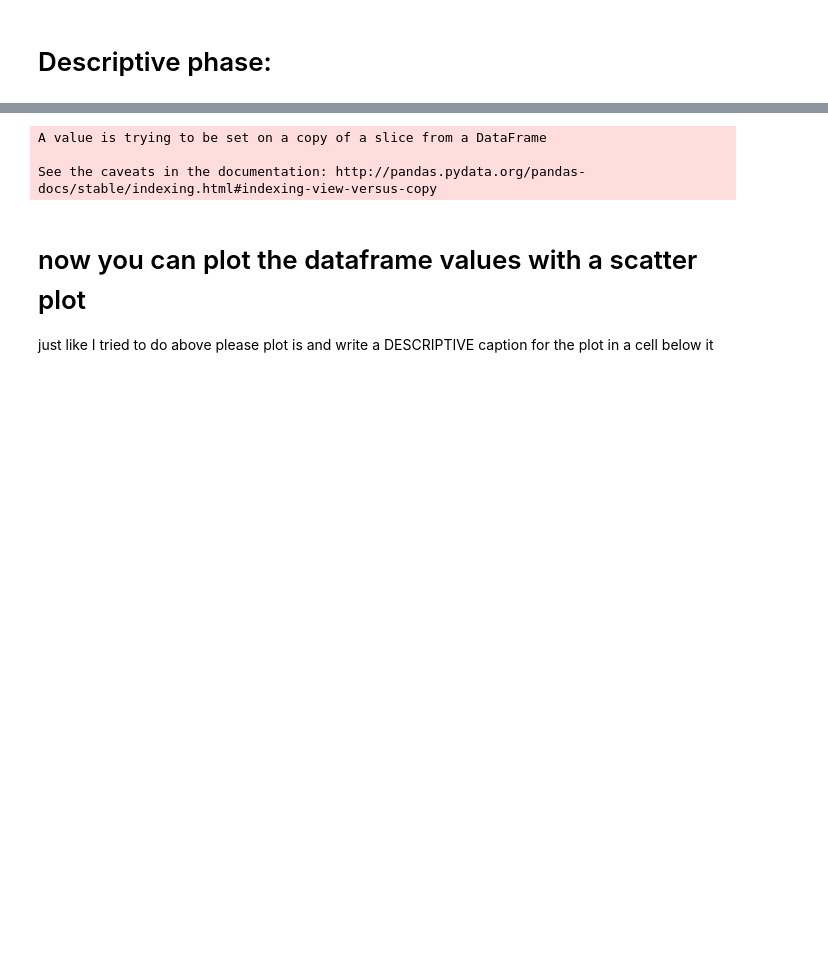
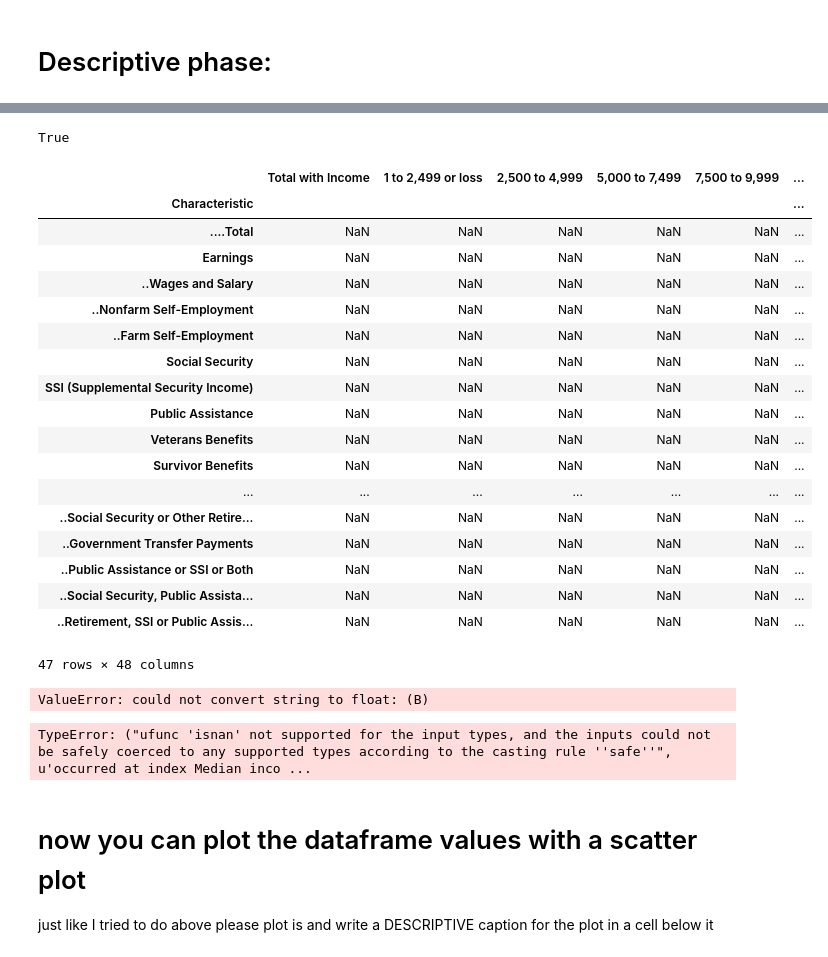
Before and after one commit to ian-wright/NYUclass-urban-informatics, a Jupyter notebook: HW5_iw453/hw5_assign2.ipynb, the cells around one changed output, grey strips where cells are left out. Drawn from its saved outputs; the diff is of its cells as text; code cells hidden in the pictures; blank space fills up the shorter version.

```diff
--- a/HW5_iw453/hw5_assign2.ipynb
+++ b/HW5_iw453/hw5_assign2.ipynb
@@ -243,3 +243,31 @@ dtype: int64
+# %%
+np.isreal(np.nan)
+# %% [output]
+True
+# %%
+d211
+#d211.isreal()
+d211[~d211.applymap(np.isreal)]
+# %% [output]
+|  | Total with Income | 1 to 2,499 or loss | 2,500 to 4,999 | 5,000 to 7,499 | 7,500 to 9,999 | ... |
+| Characteristic |  |  |  |  |  | ... |
+| ....Total | NaN | NaN | NaN | NaN | NaN | ... |
+| Earnings | NaN | NaN | NaN | NaN | NaN | ... |
+| ..Wages and Salary | NaN | NaN | NaN | NaN | NaN | ... |
+| ..Nonfarm Self-Employment | NaN | NaN | NaN | NaN | NaN | ... |
+| ..Farm Self-Employment | NaN | NaN | NaN | NaN | NaN | ... |
+| Social Security | NaN | NaN | NaN | NaN | NaN | ... |
+| SSI (Supplemental Security Income) | NaN | NaN | NaN | NaN | NaN | ... |
+| Public Assistance | NaN | NaN | NaN | NaN | NaN | ... |
+| Veterans Benefits | NaN | NaN | NaN | NaN | NaN | ... |
+| Survivor Benefits | NaN | NaN | NaN | NaN | NaN | ... |
+| ... | ... | ... | ... | ... | ... | ... |
+| ..Social Security or Other Retire... | NaN | NaN | NaN | NaN | NaN | ... |
+| ..Government Transfer Payments | NaN | NaN | NaN | NaN | NaN | ... |
+| ..Public Assistance or SSI or Both | NaN | NaN | NaN | NaN | NaN | ... |
+| ..Social Security, Public Assista... | NaN | NaN | NaN | NaN | NaN | ... |
+| ..Retirement, SSI or Public Assis... | NaN | NaN | NaN | NaN | NaN | ... |
+47 rows × 48 columns
 # %%
 # there are a lot of non-real values that make the analysis hard.
 # the ugly loops below will help you clean up
@@ -249,20 +277,24 @@ dtype: int64
 # you are welcome to find your own solution though.
 
 for gender in [allmales, allfemales]:
-    for k in gender:
+    for key in gender:
         # find non real values in the dataframe with applymap
-        isreal  = gender[k].applymap(np.isreal)
-        for c in gender[k].columns :
-            #i f some but not all values in column are real
+        isreal  = gender[key].applymap(np.isreal)
+        for column in gender[key].columns :
+            #if some but not all values in column are real
             #replace the non real ones
-            if isreal.sum()[c] > 0 and \
-            isreal.sum()[c] < gender[k].shape[0]:
-                gender[k][c][~isreal[c]] =  np.nan
-                gender[k][c] = gender[k][c].astype(float)
+            if isreal.sum()[column] > 0 and \
+            isreal.sum()[column] < gender[key].shape[0]:
+                gender[key][column][~isreal[column]] =  np.nan
+                gender[key][column] = gender[key][column].astype(float)
 # %% [output]
-A value is trying to be set on a copy of a slice from a DataFrame
-
-See the caveats in the documentation: http://pandas.pydata.org/pandas-docs/stable/indexing.html#indexing-view-versus-copy
+ValueError: could not convert string to float: (B)
+# %%
+for gender in [allmales, allfemales]:
+    for key in gender:
+        gender[key] = gender[key].applymap(clean_df)
+# %% [output]
+TypeError: ("ufunc 'isnan' not supported for the input types, and the inputs could not be safely coerced to any supported types according to the casting rule ''safe''", u'occurred at index Median inco ...
 # %% [markdown]
 # now you can plot the dataframe values with a scatter plot
  just like I tried to do above
```
Also changed, not shown: parts of 9 cells of this notebook.
